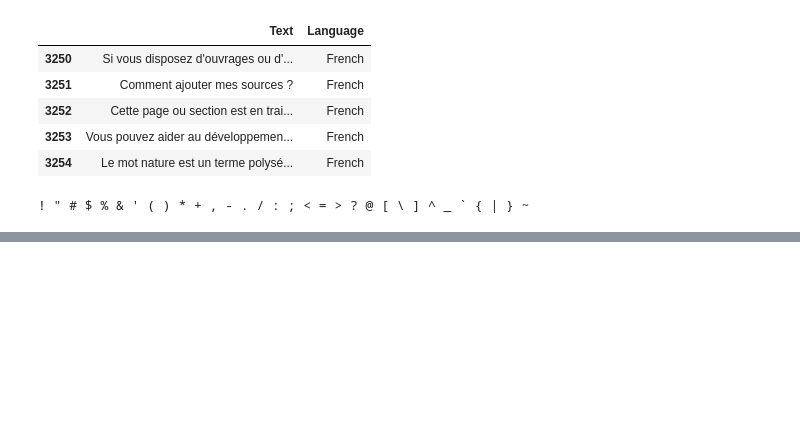
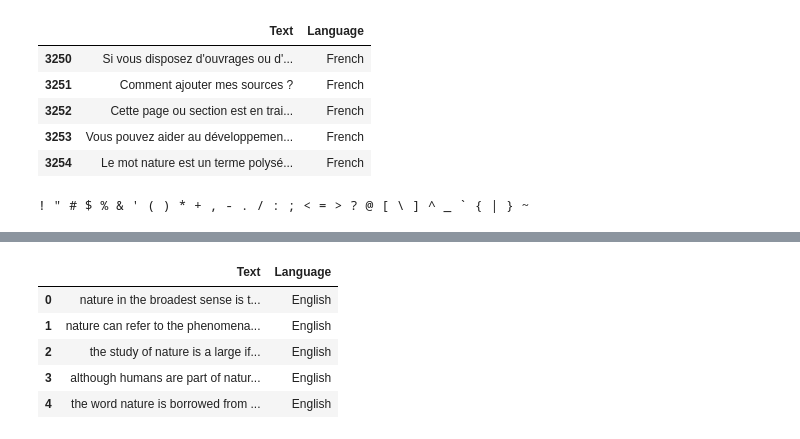
Before and after one commit to ammarlodhi255/language-detection-model, a Jupyter notebook: lang_detection.ipynb, the cells around one changed output, grey strips where cells are left out. Cells and saved outputs as stored; diff of their text form; code cells hidden in the pictures; blank space fills up the shorter version.

Commit message:
languages updated, new dataframe created

```diff
--- a/lang_detection.ipynb
+++ b/lang_detection.ipynb
@@ -62,6 +62,7 @@ translate_table = dict((ord(char), None) for char in string.punctuation)
 # Text Pre-processing steps:
 
 data_eng = []
+lang_eng = []
 
 for i, line in eng_df.iterrows():
     line = line['Text']
@@ -71,6 +72,7 @@ for i, line in eng_df.iterrows():
         line = re.sub(r"\d+", "", line)
         line = line.translate(translate_table)
         data_eng.append(line)
+        lang_eng.append("English")
 # %% [output]
 0  Nature, in the broadest sense, is the natural, physical, material world or universe.
 1 "Nature" can refer to the phenomena of the physical world, and also to life in general.
@@ -115,6 +117,11 @@ data_german = []
 data_french = []
 data_spanish = []
 data_italian = []
+
+lang_german = []
+lang_french = []
+lang_spanish = []
+lang_italian = []
 
 for i, line in german_df.iterrows():
     line = line['Text']
@@ -123,6 +130,7 @@ for i, line in german_df.iterrows():
         line = re.sub(r"\d+", "", line)
         line = line.translate(translate_table)
         data_german.append(line)
+        lang_german.append("German")
 
 for i, line in french_df.iterrows():
     line = line['Text']
@@ -131,6 +139,7 @@ for i, line in french_df.iterrows():
         line = re.sub(r"\d+", "", line)
         line = line.translate(translate_table)
         data_french.append(line)
+        lang_french.append("French")
 
 for i, line in spanish_df.iterrows():
     line = line['Text']
@@ -139,6 +148,7 @@ for i, line in spanish_df.iterrows():
         line = re.sub(r"\d+", "", line)
         line = line.translate(translate_table)
         data_spanish.append(line)
+        lang_spanish.append("Spanish")
 
 for i, line in italian_df.iterrows():
     line = line['Text']
@@ -147,3 +157,4 @@ for i, line in italian_df.iterrows():
         line = re.sub(r"\d+", "", line)
         line = line.translate(translate_table)
         data_italian.append(line)
+        lang_italian.append("Italian")
@@ -167,0 +161,12 @@ for i, line in italian_df.iterrows():
+# %%
+df = pd.DataFrame(
+    {'Text': data_eng + data_german + data_french + data_spanish + data_italian,
+    'Language': lang_eng + lang_german + lang_french + lang_spanish + lang_italian})
+df.head()
+# %% [output]
+|  | Text | Language |
+| 0 | nature in the broadest sense is t... | English |
+| 1 | nature can refer to the phenomena... | English |
+| 2 | the study of nature is a large if... | English |
+| 3 | although humans are part of natur... | English |
+| 4 | the word nature is borrowed from ... | English |
```
Also changed, not shown: parts of 2 cells of this notebook.
